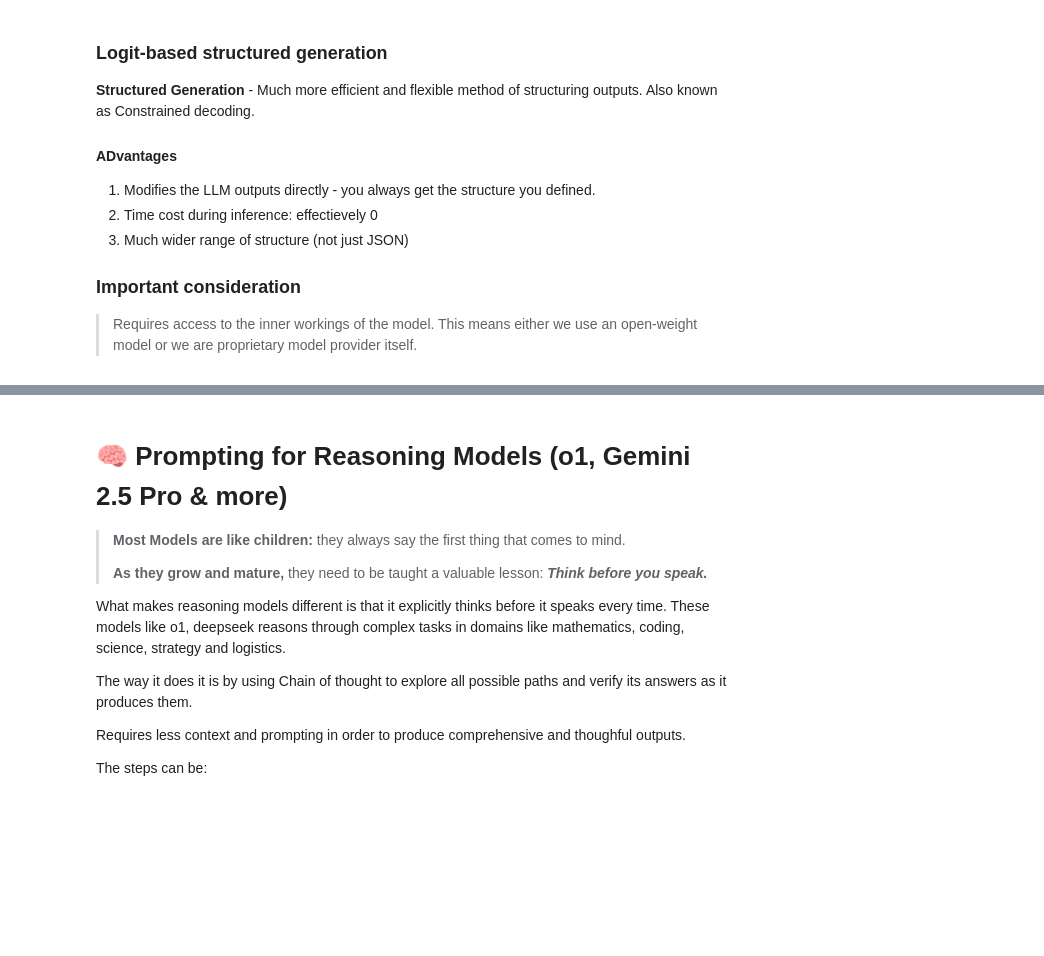
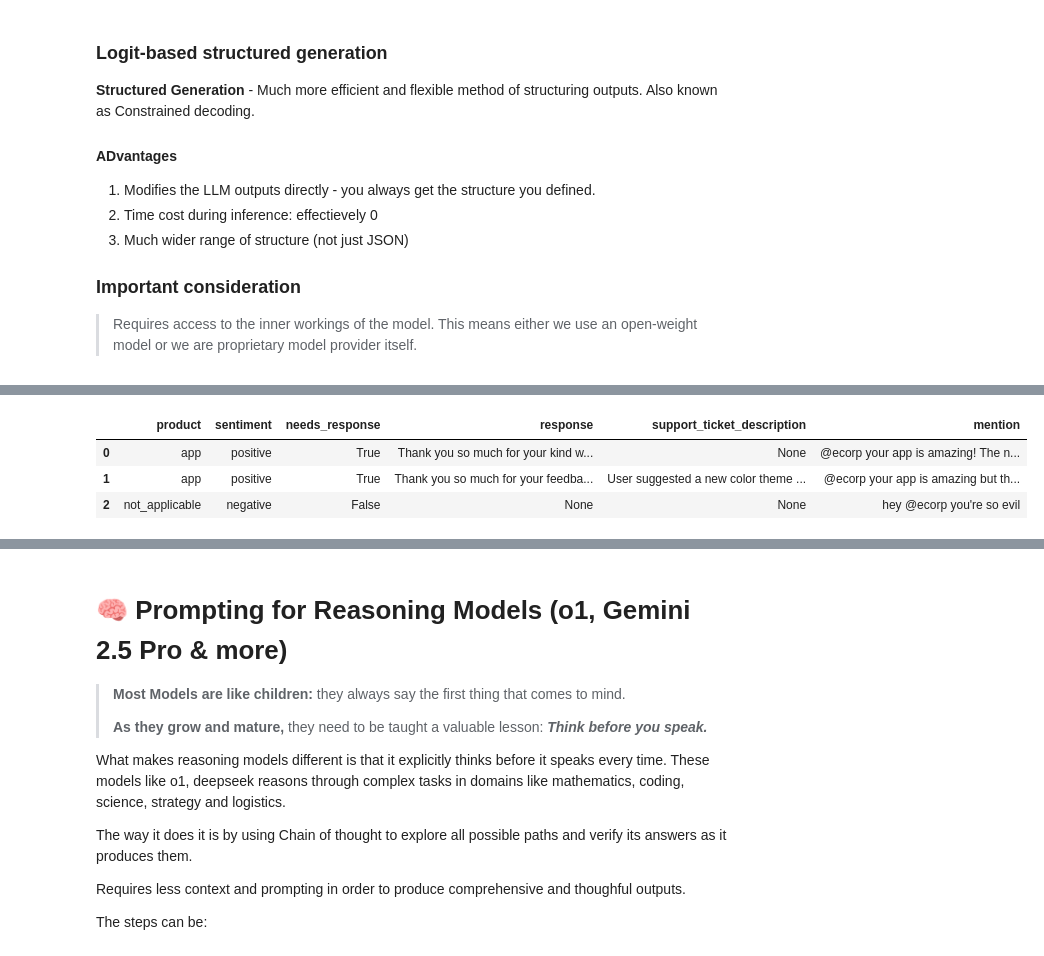
Before and after one commit to emharsha1812/Course---Generative-Agentic-AI-in-Practice, a Jupyter notebook: Notebooks/PromptEngineering_tutorial.ipynb, the cells around one changed output, grey strips where cells are left out. Saved outputs shown, nothing was run; the diff lists cells and outputs as text; code cells hidden in the pictures; blank space fills up the shorter version.

```diff
--- a/Notebooks/PromptEngineering_tutorial.ipynb
+++ b/Notebooks/PromptEngineering_tutorial.ipynb
@@ -1398,0 +1483,13 @@ Successfully installed aiohappyeyeballs-2.6.1 aiohttp-3.12.15 aiosignal-1.4.0 ai
+# %%
+# Example mentions
+mentions = [
+    # About the app
+    "@ecorp your app is amazing! The new design is perfect",
+    # Some suggestions
+    '@ecorp your app is amazing but the design might get better with new color theme'
+    # Website is down, negative sentiment + needs a fix
+    "@ecorp website is down again, please fix!",
+    # Nothing to respond to
+    "hey @ecorp you're so evil"
+
+]
@@ -1398,0 +1524,4 @@ Successfully installed aiohappyeyeballs-2.6.1 aiohttp-3.12.15 aiosignal-1.4.0 ai
+# %%
+print("User post:", mentions[0]) #first mention function
+processed_mention = analyze_mention(mentions[0])
+processed_mention
@@ -1398,0 +1589,21 @@ Successfully installed aiohappyeyeballs-2.6.1 aiohttp-3.12.15 aiosignal-1.4.0 ai
+# %%
+
+
+# Loop through posts that tagged us and store the results in a list
+rows = []
+for mention in mentions:
+    # Call the LLM to get a Mention object we can program with
+    processed_mention = analyze_mention(mention)
+
+    # Print out some information
+    print_mention(processed_mention, mention)
+
+    # Convert our processed data to a dictionary
+    # using Pydantic tools
+    processed_dict = processed_mention.model_dump()
+
+    # Store the original message in the dataframe row
+    processed_dict['mention'] = mention
+    rows.append(processed_dict)
+
+    print("") # Add separator to make it easier to read
@@ -1399,3 +1622,13 @@ Successfully installed aiohappyeyeballs-2.6.1 aiohttp-3.12.15 aiosignal-1.4.0 ai
+# %%
+import pandas as pd
+
+df = pd.DataFrame(rows)
+df
+# %% [output]
+|  | product | sentiment | needs_response | response | support_ticket_description | mention |
+| 0 | app | positive | True | Thank you so much for your kind w... | None | @ecorp your app is amazing! The n... |
+| 1 | app | positive | True | Thank you so much for your feedba... | User suggested a new color theme ... | @ecorp your app is amazing but th... |
+| 2 | not_applicable | negative | False | None | None | hey @ecorp you're so evil |
 # %%
 from pydantic import BaseModel
 from outlines import Generator, from_transformers
```
Also changed, not shown: parts of 16 cells of this notebook, 1 other file.
